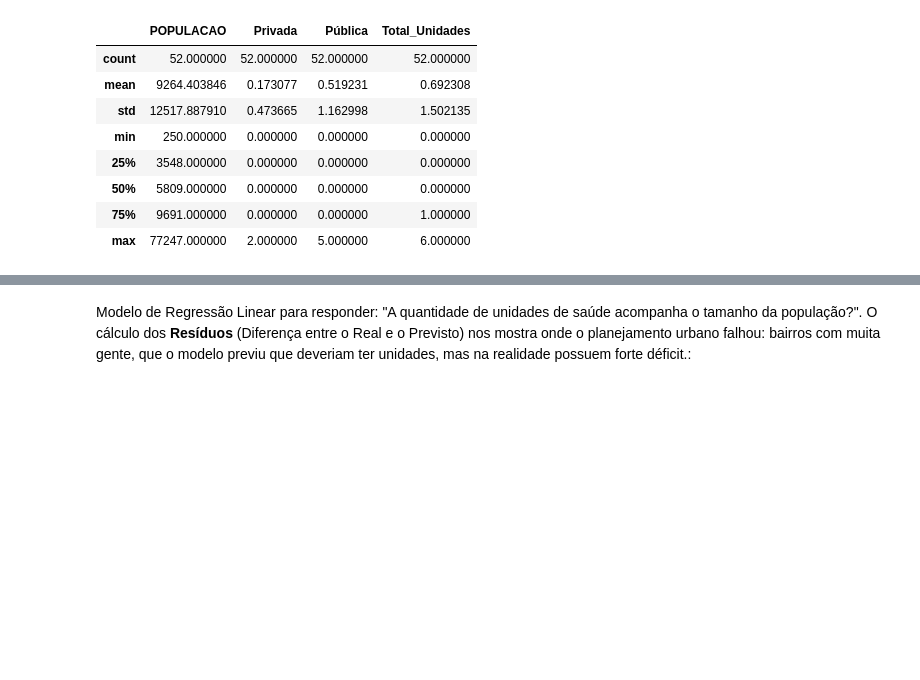
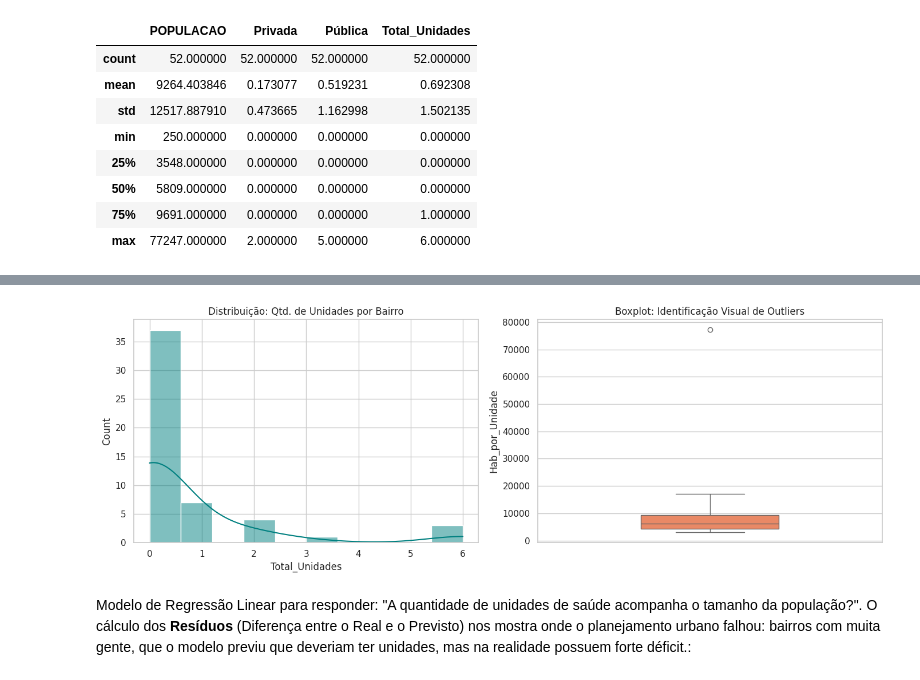
Before and after one commit to maurocollin/bigdata-saude-niteroi, a Jupyter notebook: TRAB_PRONTO.ipynb, the cells around one changed output, grey strips where cells are left out. Drawn from its saved outputs; the diff is of its cells as text; code cells hidden in the pictures; blank space fills up the shorter version.

Commit message:
Adicionado a Análise de Variáveis Categóricas. Melhorado a forma como os dados são apresentados.

```diff
--- a/TRAB_PRONTO.ipynb
+++ b/TRAB_PRONTO.ipynb
@@ -343,0 +308,78 @@ Bairros acima do Limite de Superlotação (17132 hab/unidade):
+# %%
+# ==============================================================================
+# ETAPA 4: ANÁLISE DE COMPOSIÇÃO E IDENTIFICAÇÃO DE DÉFICITS (OUTLIERS)
+# ==============================================================================
+
+# --- 1. ANÁLISE DE COMPOSIÇÃO DA REDE (CATEGÓRICA) ---
+print("-" * 50)
+print("📊 1. COMPOSIÇÃO DA REDE DE SAÚDE EM NITERÓI")
+print("-" * 50)
+
+# (Cálculos de frequência permanecem iguais)
+freq_absoluta = df_unidades['Tipo'].value_counts()
+freq_relativa = df_unidades['Tipo'].value_counts(normalize=True) * 100
+df_categorias = pd.DataFrame({'Frequência Absoluta (Qtd)': freq_absoluta, 'Frequência Relativa (%)': freq_relativa})
+
+# Formatação visual da tabela de categorias
+def formatar_porcentagem(valor): return f"{valor:.2f}%".replace(".", ",")
+df_view_cat = df_categorias.copy()
+df_view_cat['Frequência Relativa (%)'] = df_view_cat['Frequência Relativa (%)'].apply(formatar_porcentagem)
+
+display(df_view_cat)
+
+print("\n💡 INSIGHTS DA REDE:")
+maior_cat = freq_absoluta.idxmax()
+porcentagem_maior = freq_relativa.max()
+print(f"• Predomínio: Rede {maior_cat} ({porcentagem_maior:.2f}% do total).".replace(".", ","))
+if freq_relativa.get('Pública', 0) < 50:
+    print("• ALERTA: Forte dependência do setor privado (Rede Pública < 50%).")
+else:
+    print("• STATUS: Rede pública majoritária na infraestrutura municipal.")
+
+print("\n" + "="*50 + "\n") # Grande espaçador entre seções
+
+# --- 2. ANÁLISE DE SUPERLOTAÇÃO E OUTLIERS (MÉTRICAS) ---
+print("-" * 50)
+print("🚨 2. IDENTIFICAÇÃO DE BAIRROS COM ALTA DEMANDA (OUTLIERS)")
+print("-" * 50)
+
+# Cálculos de métricas
+df_final['Hab_por_Unidade'] = np.where(df_final['Total_Unidades'] > 0, df_final['POPULACAO'] / df_final['Total_Unidades'], np.nan)
+df_validos = df_final.dropna(subset=['Hab_por_Unidade']).copy()
+df_validos['Z_Score'] = stats.zscore(df_validos['Hab_por_Unidade'])
+
+# Cálculo do Limite de Superlotação (IQR)
+Q1 = df_validos['Hab_por_Unidade'].quantile(0.25)
+Q3 = df_validos['Hab_por_Unidade'].quantile(0.75)
+limite_superior = Q3 + 1.5 * (Q3 - Q1)
+
+print(f"Critério: Bairros com mais de {int(limite_superior)} hab/unidade são considerados críticos.\n")
+
+# Filtrando e formatando a tabela de outliers para exibição
+df_outliers = df_validos[df_validos['Hab_por_Unidade'] > limite_superior][['NM_BAIRRO', 'POPULACAO', 'Total_Unidades', 'Hab_por_Unidade', 'Z_Score']].copy()
+
+# Deixando a tabela de outliers bonita
+df_outliers['POPULACAO'] = df_outliers['POPULACAO'].apply(lambda x: f"{int(x):,}".replace(",", "."))
+df_outliers['Hab_por_Unidade'] = df_outliers['Hab_por_Unidade'].apply(lambda x: f"{x:,.2f}".replace(",", "v").replace(".", ",").replace("v", "."))
+df_outliers['Z_Score'] = df_outliers['Z_Score'].round(2)
+
+if not df_outliers.empty:
+    display(df_outliers.sort_values(by='Z_Score', ascending=False))
+else:
+    print("✅ Nenhum bairro atingiu o nível crítico de superlotação pelos critérios estatísticos.")
+
+print("\n" + "="*50 + "\n")
+
+# --- 3. DISTRIBUIÇÃO VISUAL (GRÁFICOS) ---
+print("📈 3. DISTRIBUIÇÃO E DISPERSÃO DOS DADOS")
+# (O código dos gráficos permanece o mesmo, ele já gera uma visualização limpa)
+plt.figure(figsize=(14, 5))
+plt.subplot(1, 2, 1)
+sns.histplot(df_final['Total_Unidades'], bins=10, kde=True, color='teal')
+plt.title('Distribuição: Qtd. de Unidades por Bairro')
+plt.subplot(1, 2, 2)
+sns.boxplot(y=df_validos['Hab_por_Unidade'], color='coral', width=0.4)
+plt.title('Boxplot: Identificação Visual de Outliers')
+plt.tight_layout()
+plt.show()
+# %% [output]
@@ -344,3 +408,4 @@ Bairros acima do Limite de Superlotação (17132 hab/unidade):
+[figure, added]
 # %% [markdown]
 Modelo de Regressão Linear para responder: "A quantidade de unidades de saúde acompanha o tamanho da população?". O cálculo dos **Resíduos** (Diferença entre o Real e o Previsto) nos mostra onde o planejamento urbano falhou: bairros com muita gente, que o modelo previu que deveriam ter unidades, mas na realidade possuem forte déficit.:
 # %%
```
Also changed, not shown: parts of 7 cells of this notebook.
